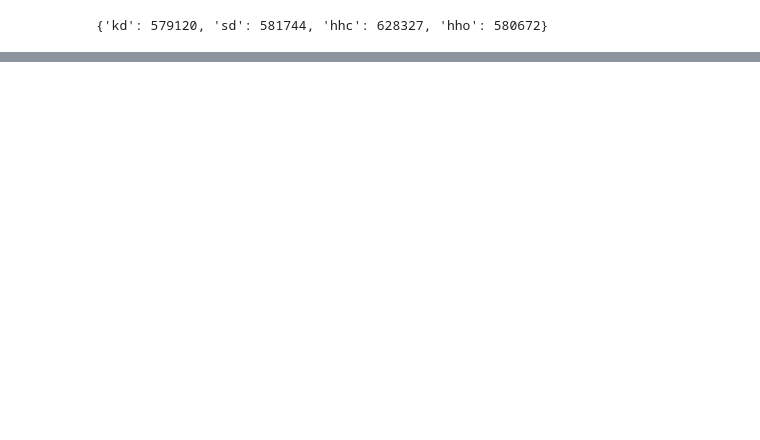
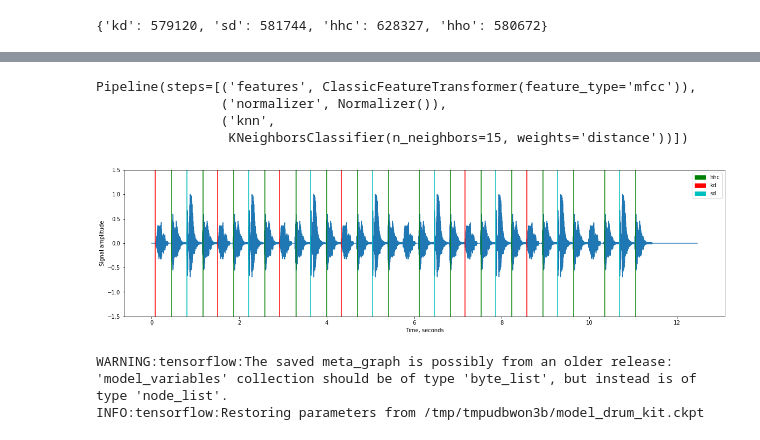
Before and after one commit to flyingleafe/vxs-vpt, a Jupyter notebook: notebooks/SoundAnalysis.ipynb, the cells around one changed output, grey strips where cells are left out. Saved outputs shown, nothing was run; the diff lists cells and outputs as text; code cells hidden in the pictures; blank space fills up the shorter version.

Commit message:
large lang model update

```diff
--- a/notebooks/SoundAnalysis.ipynb
+++ b/notebooks/SoundAnalysis.ipynb
@@ -61,0 +102,21 @@ NameError: name 'vxs' is not defined
+# %%
+X, y = vxsu.unzip_dataset(avp_segments_fixed_p6_28)
+model = vxs.make_knn_classic('mfcc', n_neighbors=15, weights='distance')
+model.fit(X, y)
+# %% [output]
+Pipeline(steps=[('features', ClassicFeatureTransformer(feature_type='mfcc')),
+                ('normalizer', Normalizer()),
+                ('knn',
+                 KNeighborsClassifier(n_neighbors=15, weights='distance'))])
+# %%
+res_nolang = vxs.segment_classify(track, model)
+# %%
+vxsu.plot_track(track, onsets=res_nolang['onsets'], color_events=True)
+# %% [output]
+[figure, added]
+# %%
+lang_model = vxs.load_model_from_bundle('../data/drum_kit_rnn.mag')
+# %% [output]
+WARNING:tensorflow:The saved meta_graph is possibly from an older release:
+'model_variables' collection should be of type 'byte_list', but instead is of type 'node_list'.
+INFO:tensorflow:Restoring parameters from /tmp/tmpudbwon3b/model_drum_kit.ckpt
```
Also changed, not shown: parts of 46 cells of this notebook, 19 other files.
